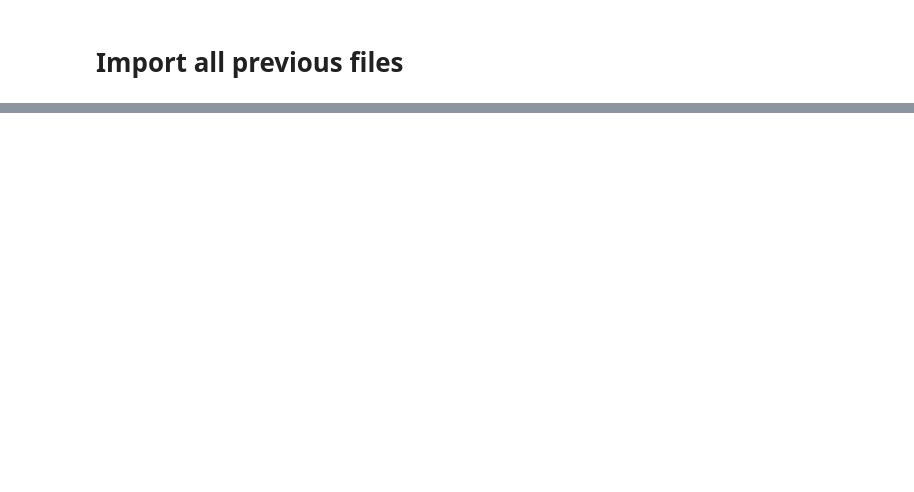
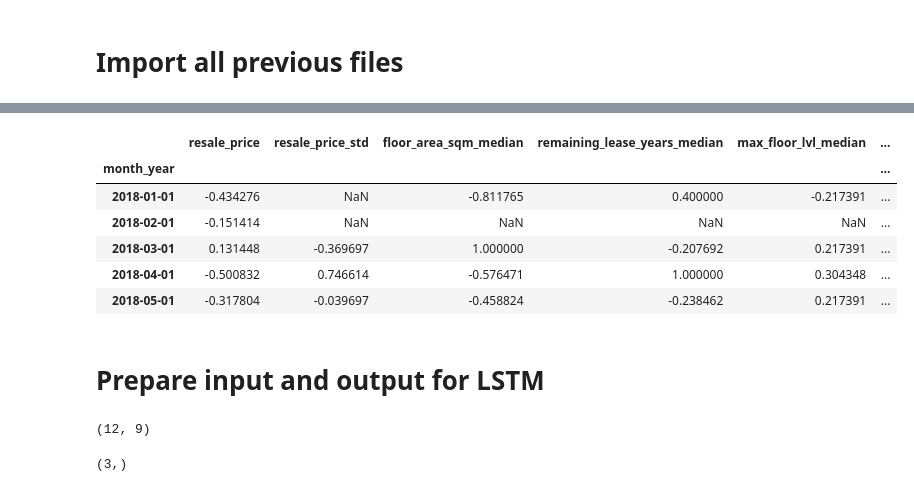
Before and after one commit to ivankqw/housing-data-engineering, a Jupyter notebook: modelling/lstm.ipynb, the cells around one changed output, grey strips where cells are left out. Drawn from its saved outputs; the diff is of its cells as text; code cells hidden in the pictures; blank space fills up the shorter version.

```diff
--- a/modelling/lstm.ipynb
+++ b/modelling/lstm.ipynb
@@ -52,0 +129,12 @@ def create_dataset(df_dict, district_no, look_back=1):
+# %%
+train_lstm_df_dict_scaled_L[1].head()
+# %% [output]
+|  | resale_price | resale_price_std | floor_area_sqm_median | remaining_lease_years_median | max_floor_lvl_median | ... |
+| month_year |  |  |  |  |  | ... |
+| 2018-01-01 | -0.434276 | NaN | -0.811765 | 0.400000 | -0.217391 | ... |
+| 2018-02-01 | -0.151414 | NaN | NaN | NaN | NaN | ... |
+| 2018-03-01 | 0.131448 | -0.369697 | 1.000000 | -0.207692 | 0.217391 | ... |
+| 2018-04-01 | -0.500832 | 0.746614 | -0.576471 | 1.000000 | 0.304348 | ... |
+| 2018-05-01 | -0.317804 | -0.039697 | -0.458824 | -0.238462 | 0.217391 | ... |
+# %% [markdown]
+# Prepare input and output for LSTM
@@ -52,0 +172,8 @@ def create_dataset(df_dict, district_no, look_back=1):
+# %%
+print(train_lstm_seqs[1][0][0].shape) # 12 time steps lookback, 9 features
+# %% [output]
+(12, 9)
+# %%
+print(train_lstm_seqs[1][0][1].shape) # 3 steps ahead
+# %% [output]
+(3,)
```
Also changed, not shown: parts of 19 cells of this notebook, 4 other files.
